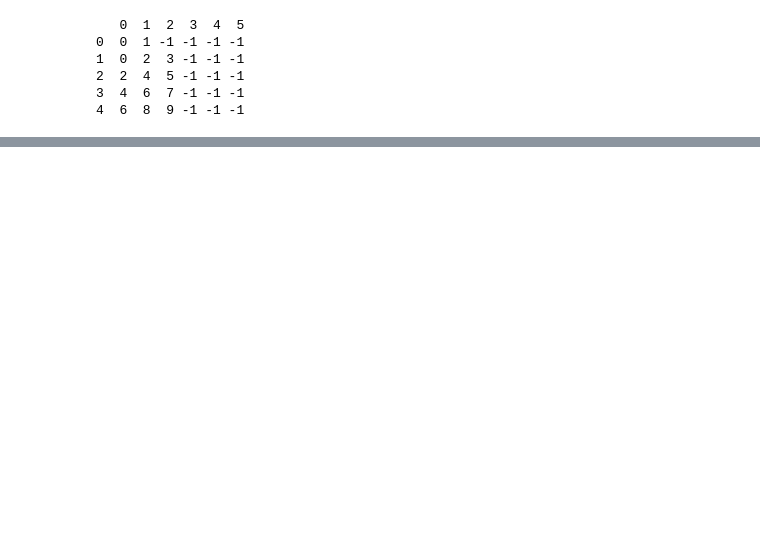
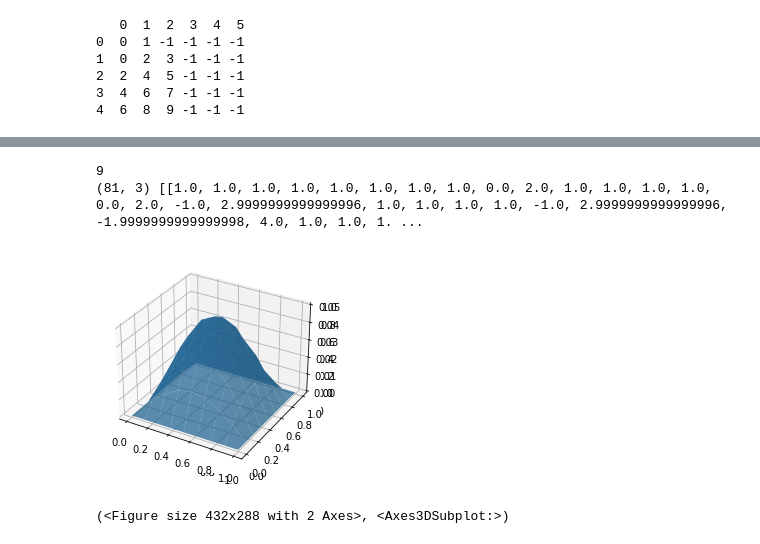
Before and after one commit to NicoDisch/thesis-ma, a Jupyter notebook: main_2/fenics_implement.ipynb, the cells around one changed output, grey strips where cells are left out. Cells and saved outputs as stored; diff of their text form; code cells hidden in the pictures; blank space fills up the shorter version.

```diff
--- a/main_2/fenics_implement.ipynb
+++ b/main_2/fenics_implement.ipynb
@@ -449,0 +350,10 @@ array([[1, 2, 3],
+# %%
+fem_points = np.array(mesh.p)
+fem_points = np.concatenate([fem_points.T,np.array(x)[:,None]],axis=1)
+df_fem = pd.DataFrame(fem_points)
+df_fem.columns = ['x','y','Values']
+res_df = res
+res_df.columns=['x','y']
+new_df = pd.merge(res_df, df_fem,
+                  how='left', left_on=['x','y'], right_on = ['x','y'])
+print(new_df)
@@ -449,0 +375,7 @@ array([[1, 2, 3],
+# %%
+new_model.layers[-1].set_weights([new_df['Values'].values.reshape(81,1),np.array([0])])
+#print(new_model.layers[-1].get_weights())
+#mesh
+ab = new_model(tensor_min)
+print(mesh.p)
+print(x)
@@ -449,0 +407,30 @@ array([[1, 2, 3],
+# %%
+def plot_decision_boundary(model_plot, steps=9, cmap='Paired'):
+    fig = plt.figure()
+    ax = fig.add_subplot(projection='3d')
+    cmap = plt.get_cmap(cmap)
+    # steps = 1000
+    x_span = np.linspace(0, 1, steps)
+    print(len(x_span))
+    y_span = np.linspace(0, 1, steps)
+    xx, yy = np.meshgrid(x_span, y_span)
+    test = np.c_[xx.ravel(), yy.ravel(), np.ones(xx.ravel().shape[0])]
+    test_list = [multiply_init(ar) for ar in test]
+    print(test.shape,test_list)
+    func_values = model_plot.predict(test_list)
+    print(func_values.shape)
+    z = func_values.reshape(xx.shape)  # *boundary
+    ax = fig.add_subplot(projection='3d')
+    ax.plot_surface(xx, yy, z, alpha=0.7)
+    #ax.contourf(xx, yy, z, alpha=0.7)
+    # contourf
+    plt.show()
+    #plot(mesh,func_values)
+    return fig, ax
+
+plot_decision_boundary(new_model)
+# %% [output]
+9
+(81, 3) [[1.0, 1.0, 1.0, 1.0, 1.0, 1.0, 1.0, 1.0, 0.0, 2.0, 1.0, 1.0, 1.0, 1.0, 0.0, 2.0, -1.0, 2.9999999999999996, 1.0, 1.0, 1.0, 1.0, -1.0, 2.9999999999999996, -1.9999999999999998, 4.0, 1.0, 1.0, 1. ...
+[figure, added]
+(<Figure size 432x288 with 2 Axes>, <Axes3DSubplot:>)
```
Also changed, not shown: parts of 28 cells of this notebook, 3 other files.
